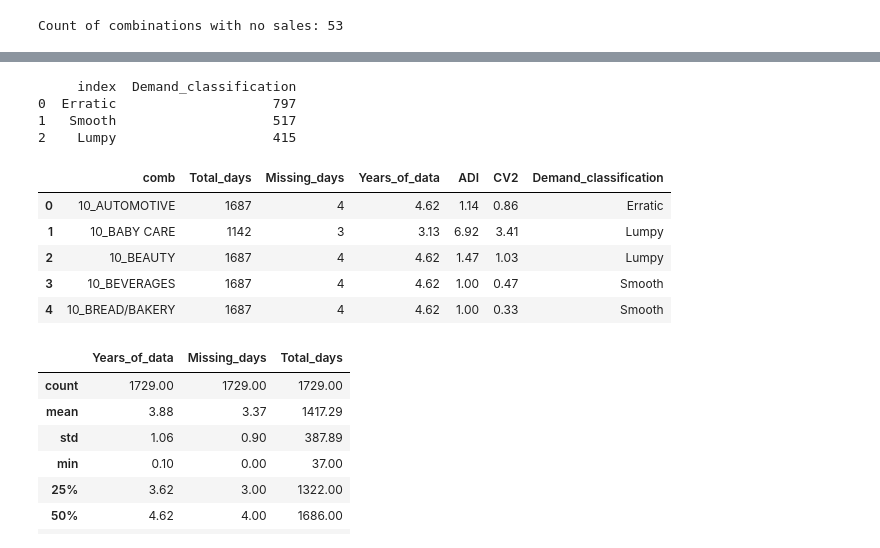
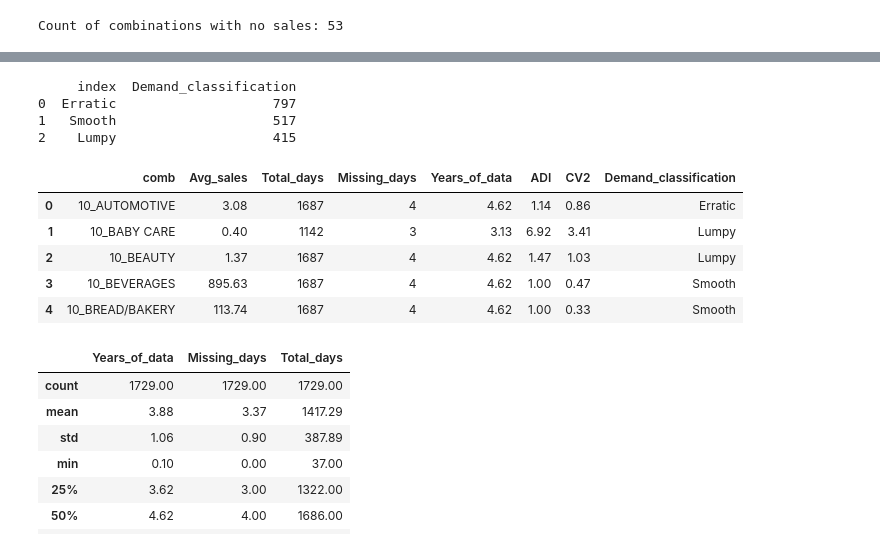
Before and after one commit to aishwarya-mm16/Store-sales-forecasting, a Jupyter notebook: EDA.ipynb, the cells around one changed output, grey strips where cells are left out. Saved outputs shown, nothing was run; the diff lists cells and outputs as text; code cells hidden in the pictures.

```diff
--- a/EDA.ipynb
+++ b/EDA.ipynb
@@ -359,12 +359,14 @@ Count of combinations with no sales: 53
 # Demand classification, Missing days count, Years of data present
 
 def comb_info_calc(df):
-    """" Function calculates duration, count of missing dates, adi, cv^2.
+    """" Function calculates Average sales, duration,
+    count of missing dates, adi, cv^2.
     df: data frame with date and sales columns
     """
     # ADI
     df1 = df[df['sales']!=0].copy()
     df_act = df[df['date']>=df1['date'].min()].copy()
+    avg_sales = df_act['sales'].mean()
     days_pres = len(df_act)
     df_all_dates = pd.DataFrame({'date': pd.date_range(
         start=df1['date'].min(), end=data_end_date)})
@@ -373,44 +375,45 @@ def comb_info_calc(df):
     df_act['sales'] = df_act['sales'].fillna(0)
     adi = len(df_all_dates)/df_act[df_act['sales']!=0].shape[0]
 
     # CV
     cv2 = variation(df_act['sales'])
-    return([days_tot, days_tot-days_pres, adi, cv2])
+    return([avg_sales, days_tot, days_tot-days_pres, adi, cv2])
 
 # Keeping only combs with sales
 train_proc_sales = train_proc[train_proc['comb'].isin(no_sales_combs)==False].copy()
 
 comb_info_tb = train_proc_sales.groupby('comb').apply(
     comb_info_calc).reset_index().rename(columns={0: 'COMB_INFO'})
-comb_info_tb['Total_days'] = comb_info_tb['COMB_INFO'].map(lambda x: x[0])
-comb_info_tb['Missing_days'] = comb_info_tb['COMB_INFO'].map(lambda x: x[1])
+comb_info_tb['Avg_sales'] = comb_info_tb['COMB_INFO'].map(lambda x: x[0])
+comb_info_tb['Total_days'] = comb_info_tb['COMB_INFO'].map(lambda x: x[1])
+comb_info_tb['Missing_days'] = comb_info_tb['COMB_INFO'].map(lambda x: x[2])
 
 comb_info_tb['Years_of_data'] = comb_info_tb['Total_days']/365
 
 # Calculating adi, cv^2 and demand classification
-comb_info_tb['ADI'] = comb_info_tb['COMB_INFO'].map(lambda x: x[2])
-comb_info_tb['CV2'] = comb_info_tb['COMB_INFO'].map(lambda x: x[3])
+comb_info_tb['ADI'] = comb_info_tb['COMB_INFO'].map(lambda x: x[3])
+comb_info_tb['CV2'] = comb_info_tb['COMB_INFO'].map(lambda x: x[4])
 comb_info_tb.drop(columns=['COMB_INFO'], inplace=True)
 
 comb_info_tb['Demand_classification'] = np.where(
     (comb_info_tb['ADI']<1.32) & (comb_info_tb['CV2']<0.49), 'Smooth',
     np.where((comb_info_tb['ADI']>=1.32) & (comb_info_tb['CV2']<0.49), 'Intermittent',
     np.where((comb_info_tb['ADI']<1.32) & (comb_info_tb['CV2']>=0.49), 'Erratic', 'Lumpy'))
 )
 
 print(comb_info_tb['Demand_classification'].value_counts().reset_index())
 comb_info_tb.head()
 # %% [output]
      index  Demand_classification
 0  Erratic                    797
 1   Smooth                    517
 2    Lumpy                    415
-|  | comb | Total_days | Missing_days | Years_of_data | ADI | CV2 | Demand_classification |
-| 0 | 10_AUTOMOTIVE | 1687 | 4 | 4.62 | 1.14 | 0.86 | Erratic |
-| 1 | 10_BABY CARE | 1142 | 3 | 3.13 | 6.92 | 3.41 | Lumpy |
-| 2 | 10_BEAUTY | 1687 | 4 | 4.62 | 1.47 | 1.03 | Lumpy |
-| 3 | 10_BEVERAGES | 1687 | 4 | 4.62 | 1.00 | 0.47 | Smooth |
-| 4 | 10_BREAD/BAKERY | 1687 | 4 | 4.62 | 1.00 | 0.33 | Smooth |
+|  | comb | Avg_sales | Total_days | Missing_days | Years_of_data | ADI | CV2 | Demand_classification |
+| 0 | 10_AUTOMOTIVE | 3.08 | 1687 | 4 | 4.62 | 1.14 | 0.86 | Erratic |
+| 1 | 10_BABY CARE | 0.40 | 1142 | 3 | 3.13 | 6.92 | 3.41 | Lumpy |
+| 2 | 10_BEAUTY | 1.37 | 1687 | 4 | 4.62 | 1.47 | 1.03 | Lumpy |
+| 3 | 10_BEVERAGES | 895.63 | 1687 | 4 | 4.62 | 1.00 | 0.47 | Smooth |
+| 4 | 10_BREAD/BAKERY | 113.74 | 1687 | 4 | 4.62 | 1.00 | 0.33 | Smooth |
 # %%
 # 75% of the combinations have >=3.5 years of data, Maximum number of dates missing is 4
 comb_info_tb[['Years_of_data', 'Missing_days', 'Total_days']].describe()
```
Also changed, not shown: parts of 31 cells of this notebook.
